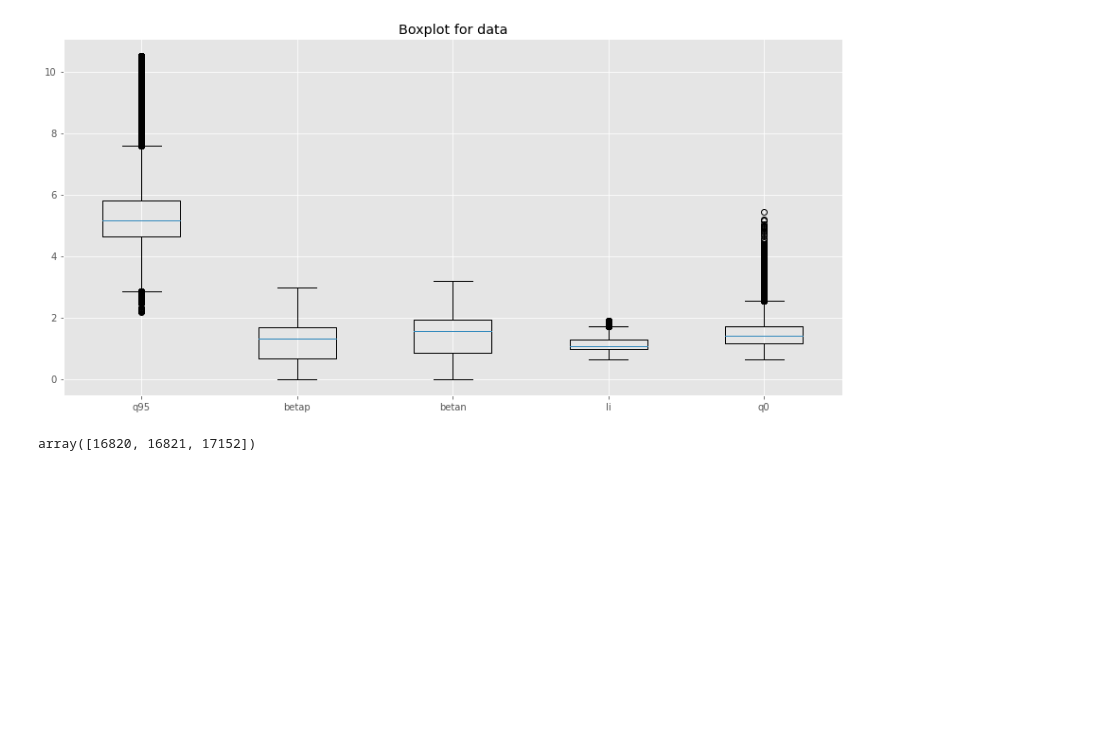
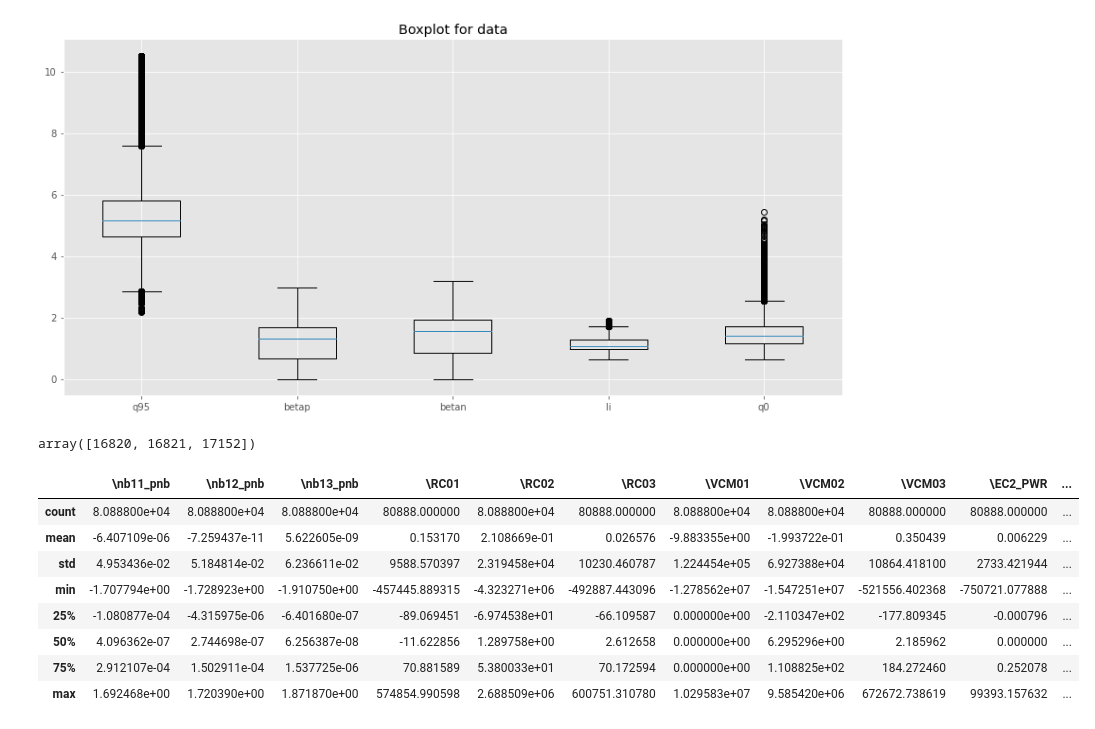
Before and after one commit to ZINZINBIN/Tokamak-Plasma-Operation-Control-based-on-RL, a Jupyter notebook: EDA.ipynb, the cells around one changed output. Saved outputs shown, nothing was run; the diff lists cells and outputs as text; code cells hidden in the pictures; blank space fills up the shorter version.

```diff
--- a/EDA.ipynb
+++ b/EDA.ipynb
@@ -972,3 +972,16 @@ param : q0, min : 0.647, max : 5.444, std : 0.582
 df_extend[df_extend['\\betan'] > 3.0].shot.unique()
 # %% [output]
 array([16820, 16821, 17152])
+# %%
+ctrl_diff = df_extend[cols_control].diff()
+ctrl_diff.describe()
+# %% [output]
+|  | \nb11_pnb | \nb12_pnb | \nb13_pnb | \RC01 | \RC02 | \RC03 | \VCM01 | \VCM02 | \VCM03 | \EC2_PWR | ... |
+| count | 8.088800e+04 | 8.088800e+04 | 8.088800e+04 | 80888.000000 | 8.088800e+04 | 80888.000000 | 8.088800e+04 | 8.088800e+04 | 80888.000000 | 80888.000000 | ... |
+| mean | -6.407109e-06 | -7.259437e-11 | 5.622605e-09 | 0.153170 | 2.108669e-01 | 0.026576 | -9.883355e+00 | -1.993722e-01 | 0.350439 | 0.006229 | ... |
+| std | 4.953436e-02 | 5.184814e-02 | 6.236611e-02 | 9588.570397 | 2.319458e+04 | 10230.460787 | 1.224454e+05 | 6.927388e+04 | 10864.418100 | 2733.421944 | ... |
+| min | -1.707794e+00 | -1.728923e+00 | -1.910750e+00 | -457445.889315 | -4.323271e+06 | -492887.443096 | -1.278562e+07 | -1.547251e+07 | -521556.402368 | -750721.077888 | ... |
+| 25% | -1.080877e-04 | -4.315975e-06 | -6.401680e-07 | -89.069451 | -6.974538e+01 | -66.109587 | 0.000000e+00 | -2.110347e+02 | -177.809345 | -0.000796 | ... |
+| 50% | 4.096362e-07 | 2.744698e-07 | 6.256387e-08 | -11.622856 | 1.289758e+00 | 2.612658 | 0.000000e+00 | 6.295296e+00 | 2.185962 | 0.000000 | ... |
+| 75% | 2.912107e-04 | 1.502911e-04 | 1.537725e-06 | 70.881589 | 5.380033e+01 | 70.172594 | 0.000000e+00 | 1.108825e+02 | 184.272460 | 0.252078 | ... |
+| max | 1.692468e+00 | 1.720390e+00 | 1.871870e+00 | 574854.990598 | 2.688509e+06 | 600751.310780 | 1.029583e+07 | 9.585420e+06 | 672672.738619 | 99393.157632 | ... |
```
Also changed, not shown: parts of 3 cells of this notebook, 26 other files.
